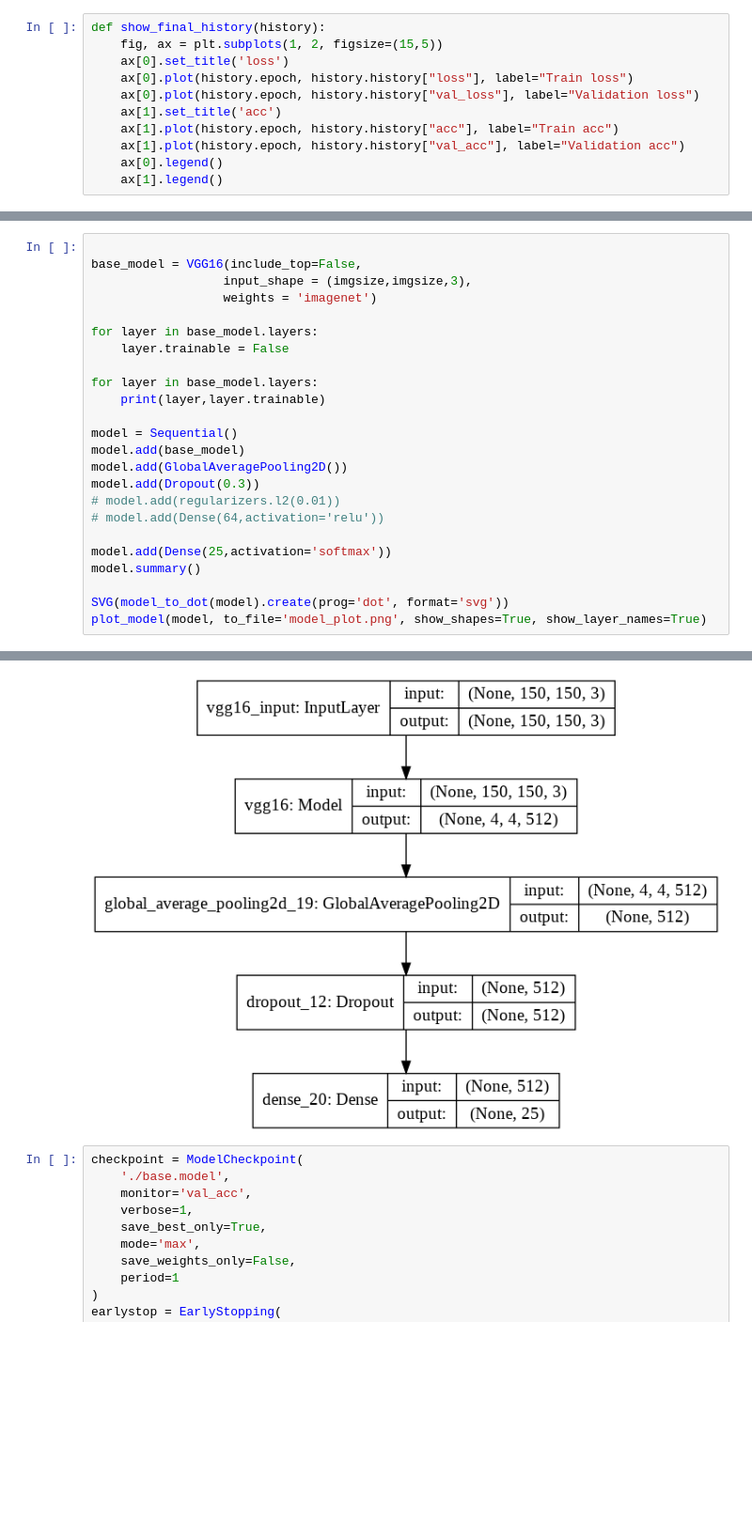
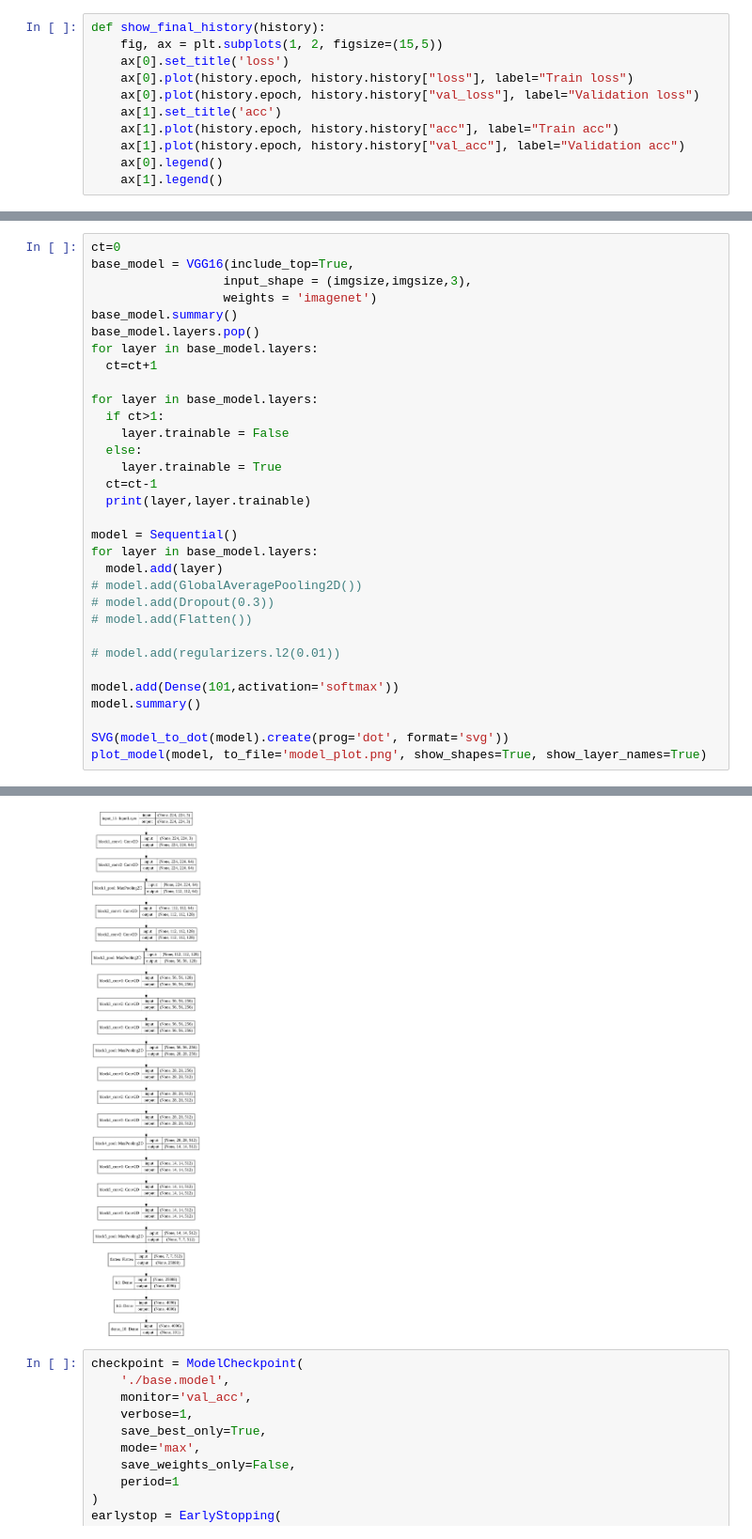
Before and after one commit to AshishGusain17/via_google_colab, a Jupyter notebook: data_augmentation.ipynb, the cells around one changed output, grey strips where cells are left out. Shown at 94% size. Cells and saved outputs as stored; diff of their text form; blank space fills up the shorter version.

```diff
--- a/data_augmentation.ipynb
+++ b/data_augmentation.ipynb
@@ -139,23 +128,31 @@ plt.tight_layout()
 # %%
-
-base_model = VGG16(include_top=False,
+ct=0
+base_model = VGG16(include_top=True,
                   input_shape = (imgsize,imgsize,3),
                   weights = 'imagenet')
+base_model.summary()
+base_model.layers.pop()
+for layer in base_model.layers:
+  ct=ct+1
 
 for layer in base_model.layers:
+  if ct>1:
     layer.trainable = False
-
-for layer in base_model.layers:
-    print(layer,layer.trainable)
+  else:
+    layer.trainable = True
+  ct=ct-1
+  print(layer,layer.trainable)
 
 model = Sequential()
-model.add(base_model)
-model.add(GlobalAveragePooling2D())
-model.add(Dropout(0.3))
+for layer in base_model.layers:
+  model.add(layer)
+# model.add(GlobalAveragePooling2D())
+# model.add(Dropout(0.3))
+# model.add(Flatten())
+
 # model.add(regularizers.l2(0.01))
-# model.add(Dense(64,activation='relu'))
 
-model.add(Dense(25,activation='softmax'))
+model.add(Dense(101,activation='softmax'))
 model.summary()
 
 SVG(model_to_dot(model).create(prog='dot', format='svg'))
@@ -181,4 +178,4 @@ _________________________________________________________________
-[figure, old version]
+[figure, new version]
 # %%
 checkpoint = ModelCheckpoint(
     './base.model',
```
Also changed, not shown: parts of 12 cells of this notebook.
